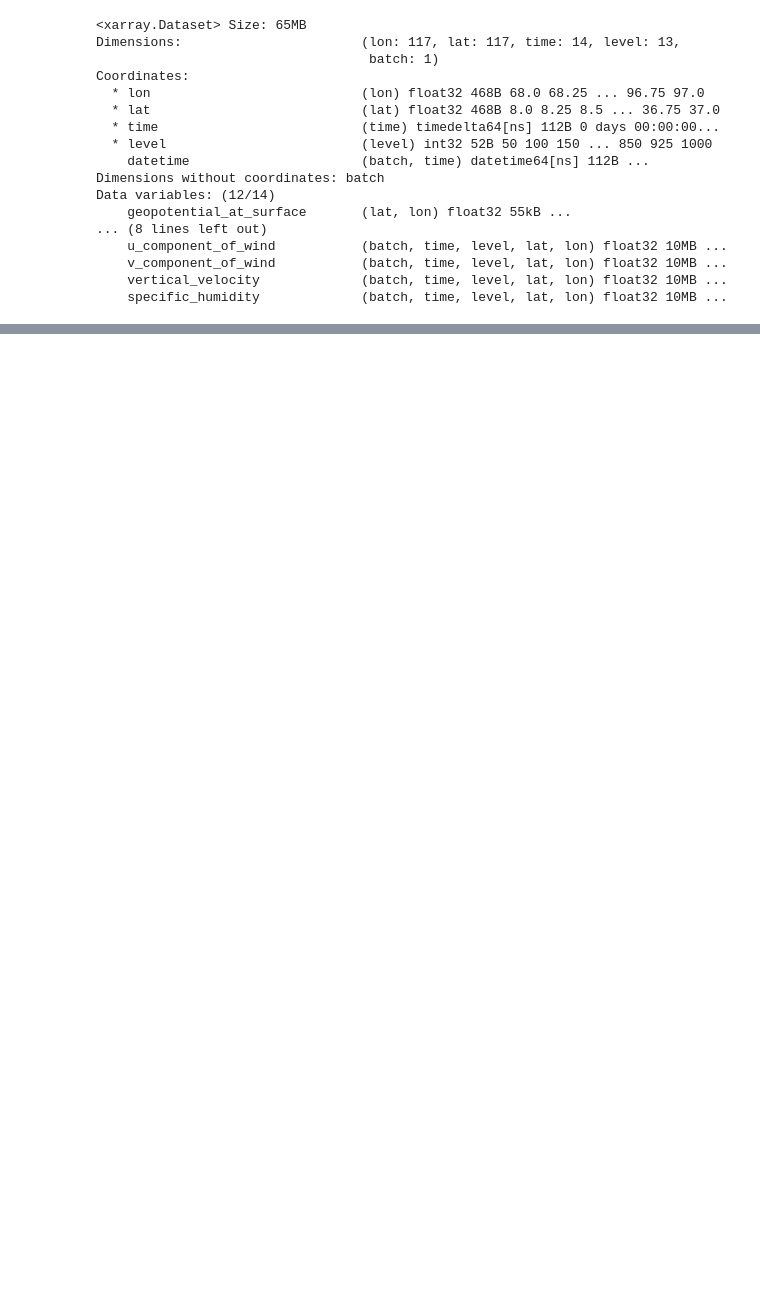
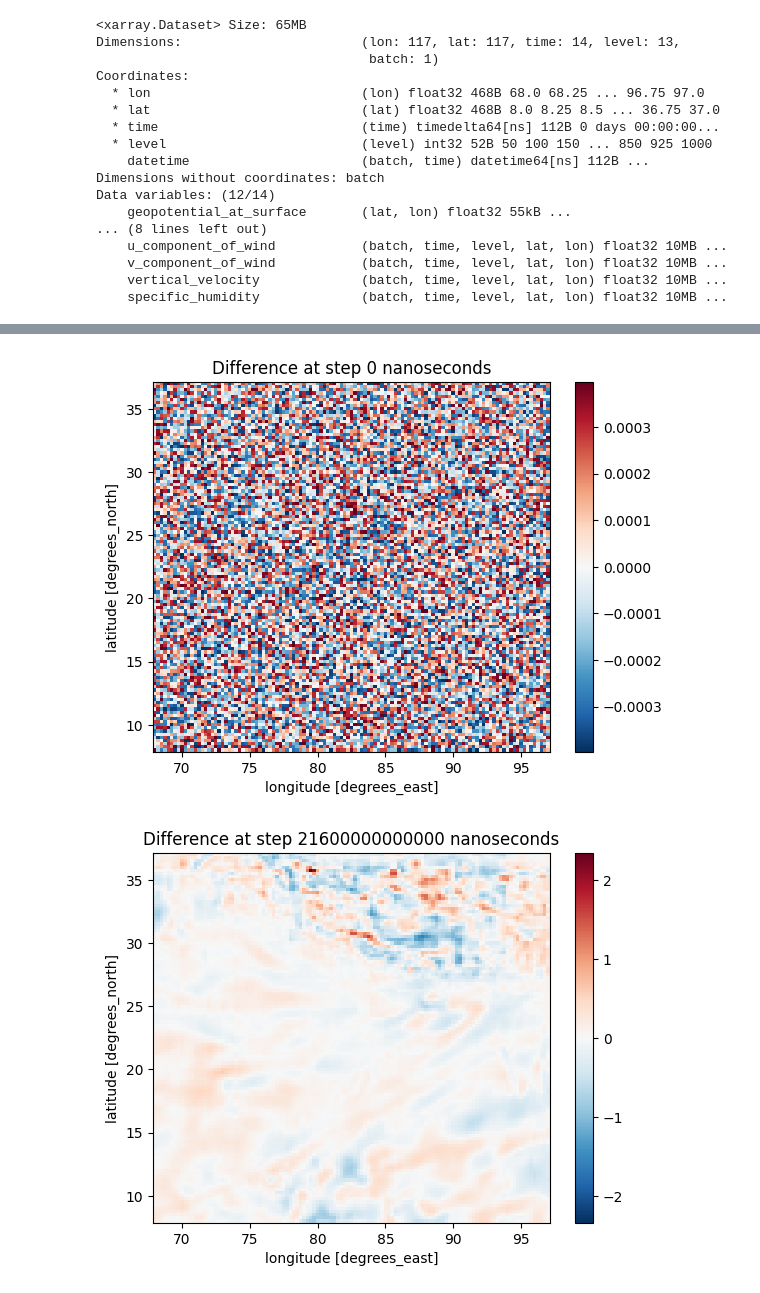
Before and after one commit to SaptarishiD/ai-models, a Jupyter notebook: src/ai_models/eval_pipeline.ipynb, the cells around one changed output, grey strips where cells are left out. Cells and saved outputs as stored; diff of their text form; code cells hidden in the pictures; blank space fills up the shorter version.

```diff
--- a/src/ai_models/eval_pipeline.ipynb
+++ b/src/ai_models/eval_pipeline.ipynb
@@ -68,0 +75,5 @@ Data variables:
+# %%
+pangu42 = xr.open_dataset(f'{current_pangu_dir}/india_pangu_all42.nc')
+india_pangu42 = pangu42
+india_pangu42
+# india_fcn42
@@ -69,5 +98,5 @@ Data variables:
 # %%
-india_era42 = xr.open_dataset(india_era5_6_days_12_steps)
+india_era42 = xr.open_dataset(india_era5_12_steps)
 india_era42 = india_era42.sel(
     lat=slice(lat_min, lat_max),
     lon=slice(lon_min, lon_max)
@@ -91,22 +120,6 @@ Data variables: (12/14)
     v_component_of_wind           (batch, time, level, lat, lon) float32 10MB ...
     vertical_velocity             (batch, time, level, lat, lon) float32 10MB ...
     specific_humidity             (batch, time, level, lat, lon) float32 10MB ...
-# %%
-# for each time step in india_fcn120, plot the 't' variable at 500 hpa. Note that the step variable is in ns, so while iterating over hours you need to convert that to hours
-for step in range(20):
-    fig, axes = plt.subplots(nrows=1, ncols=3, figsize=(20, 5))
-
-    india_fcn120['t'].isel(step=step, isobaricInhPa=1).plot(ax=axes[0], cmap='coolwarm')
-    axes[0].set_title(f'FCN Step {step}')
-
-    india_pangu120['t'].isel(step=step, isobaricInhPa=1).plot(ax=axes[1], cmap='coolwarm')
-    axes[1].set_title(f'Pangu Step {step}')
-
-    india_era5_6_days['t'].isel(time=step, isobaricInhPa=1).plot(ax=axes[2], cmap='coolwarm')
-    axes[2].set_title(f'ERA5 Step {step}')
-
-    plt.savefig(f'/Users/user/Documents_stuff/Ashoka/Capstone_Project/code/ai-models/src/ai_models/results/20220101-120hrs/fcn_pangu_era5/plot_step_{step}.png')
-    # plt.show()
-    plt.close(fig)
 # %%
-results_path = f'/Users/user/Documents_stuff/Ashoka/Capstone_Project/code/ai-models/src/ai_models/results/20220101-120hrs/fcn_pangu_era5'
+results_path = "/Users/user/Documents_stuff/Ashoka/Capstone_Project/code/ai-models/src/ai_models/results/20220101-42hrs_final/"
+india_era42 = india_era42.rename({'lat': 'latitude', 'lon': 'longitude'})
@@ -173,0 +126,11 @@ RMSE values for Pangu: [3.8900726, 4.016207, 4.3031664, 4.0725975, 3.745642, 4.1
+# %%
+for step in india_pangu42['step']:
+    forecast_data = india_pangu42['t'].sel(step=step, isobaricInhPa=500)
+    era_data = india_era42['temperature'].sel(time=step, level=500)
+    diff = forecast_data - era_data
+    diff.plot()
+    plt.title(f'Difference at step {step.values}')
+    plt.show()
+# %% [output]
+[figure, added]
+[figure, added]
```
Also changed, not shown: parts of 10 cells of this notebook, 2 other files.
